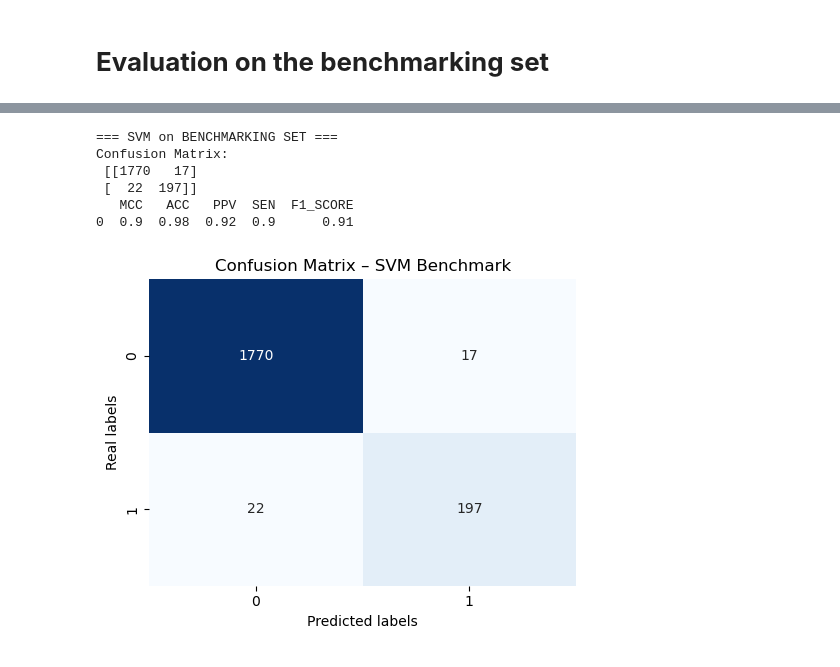
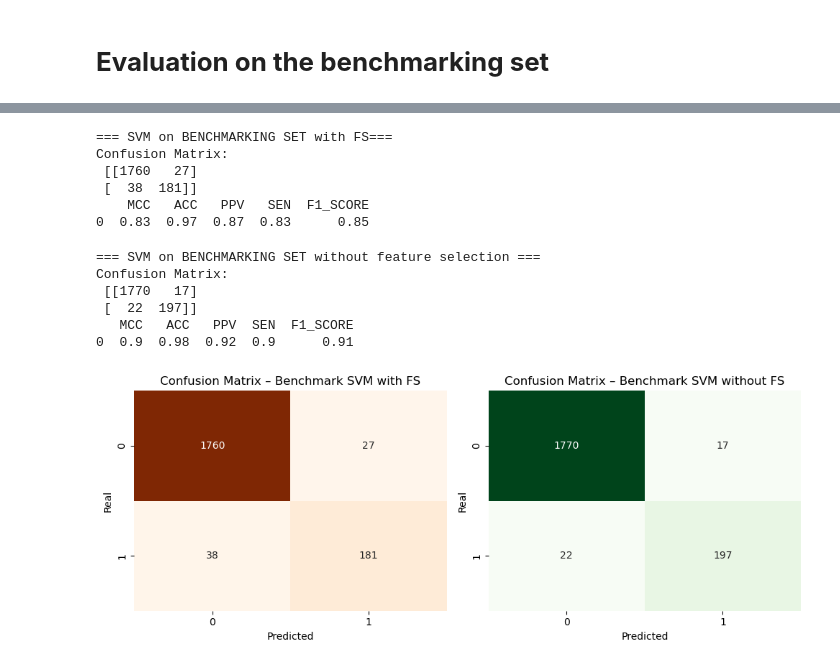
Before and after one commit to bianca29092001/LAB2_project_group, a Jupyter notebook: 5_SVM/SVM_model.ipynb, the cells around one changed output, grey strips where cells are left out. Drawn from its saved outputs; the diff is of its cells as text; code cells hidden in the pictures.

```diff
--- a/5_SVM/SVM_model.ipynb
+++ b/5_SVM/SVM_model.ipynb
@@ -493,7 +493,7 @@ Best k on validation (using baseline best params): k=22, val_acc=0.971
 top_features = []
 for i in best_features:
     c = best_features.count(i)
-    if c > 2 and i not in top_features:
+    if c == 5 and i not in top_features:
         top_features.append(i)
 print(top_features)
 # %% [output]
@@ -553,16 +581,43 @@ test_acc = final_pipeline.score(T.to_numpy(), Y_T.to_numpy())
+# %%
+# Calculate the performance of the model on the unseen data of the benchmarking set with feature selection
+test_metrics = []
+y_predictions = final_pipeline_sel.predict(x_te_sel)
+observed_test = Y_T
+
+mcc_sel, acc_sel, ppv_sel, sen_sel, conf_sel, f1_score_sel = vh.metrics(observed_test, y_predictions)
+test_metrics.append([mcc_sel, acc_sel, ppv_sel, sen_sel, f1_score_sel])
+
+print("\n=== SVM on BENCHMARKING SET with FS===")
+print("Confusion Matrix:\n", conf_sel)
+
+res = pd.DataFrame({
+'MCC': mcc_sel,
+'ACC': acc_sel,
+'PPV': ppv_sel,
+'SEN': sen_sel,
+'F1_SCORE': f1_score_sel
+}, index=[0])
+
+print(res.round(2))
+# %% [output]
+=== SVM on BENCHMARKING SET with FS===
+Confusion Matrix:
+ [[1760   27]
+ [  38  181]]
+    MCC   ACC   PPV   SEN  F1_SCORE
+0  0.83  0.97  0.87  0.83      0.85
 # %%
-# Calculate the performances of the model on the unseen data of the benchmarking set
-test_metrics = []
-y_predictions = final_pipeline.predict(T)
-observed_test = Y_T
+# benchmarking set performances without feature selection
+test_metric = []
+y_predict = final_pipeline.predict(T)
 
-mcc, acc, ppv, sen, conf, f1_score = vh.metrics(observed_test, y_predictions)
-test_metrics.append([mcc, acc, ppv, sen, f1_score])
+mcc, acc, ppv, sen, conf, f1_score = vh.metrics(observed_test, y_predict)
+test_metric.append([mcc, acc, ppv, sen, f1_score])
 
-print("\n=== SVM on BENCHMARKING SET ===")
+print("\n=== SVM on BENCHMARKING SET without feature selection ===")
 print("Confusion Matrix:\n", conf)
 
-res = pd.DataFrame({
+result = pd.DataFrame({
 'MCC': mcc,
 'ACC': acc,
 'PPV': ppv,
@@ -570,9 +625,9 @@ res = pd.DataFrame({
 'F1_SCORE': f1_score
 }, index=[0])
 
-print(res.round(2))
+print(result.round(2))
 # %% [output]
-=== SVM on BENCHMARKING SET ===
+=== SVM on BENCHMARKING SET without feature selection ===
 Confusion Matrix:
  [[1770   17]
  [  22  197]]
@@ -580,18 +635,28 @@ Confusion Matrix:
 0  0.9  0.98  0.92  0.9      0.91
 # %%
 # Plot the confusion matrix for a better visualization of the model's predictions
-cm = np.array(conf)
-plt.figure(figsize=(5, 4))
-sns.heatmap(cm, annot=True, fmt='d', cmap='Blues', cbar=False,
-            xticklabels=[0,1],
-            yticklabels= [0,1])
+cm1 = np.array(conf_sel)
 
-plt.title("Confusion Matrix – SVM Benchmark")
-plt.xlabel("Predicted labels")
-plt.ylabel("Real labels")
+cm2 = np.array(conf)
+
+fig, axes = plt.subplots(1, 2, figsize=(10, 4))
+
+sns.heatmap(cm1, annot=True, fmt='d', cmap='Oranges', cbar=False,
+            xticklabels=[0,1], yticklabels=[0,1], ax=axes[0])
+axes[0].set_title("Confusion Matrix – Benchmark SVM with FS")
+axes[0].set_xlabel("Predicted")
+axes[0].set_ylabel("Real")
+
+
+sns.heatmap(cm2, annot=True, fmt='d', cmap='Greens', cbar=False,
+            xticklabels=[0,1], yticklabels=[0,1], ax=axes[1])
+axes[1].set_title("Confusion Matrix – Benchmark SVM without FS")
+axes[1].set_xlabel("Predicted")
+axes[1].set_ylabel("Real")
+
 plt.tight_layout()
-plt.savefig(f"../5_SVM/test_performances/Benchmark_confusion_matrix.png", dpi=300, bbox_inches="tight")
+plt.savefig("../5_SVM/test_performances/Comparison_confusion_matrices.png", dpi=300, bbox_inches="tight")
 plt.show()
 # %% [output]
-[figure, old version]
+[figure, new version]
 # %%
```
Also changed, not shown: parts of 12 cells of this notebook.
